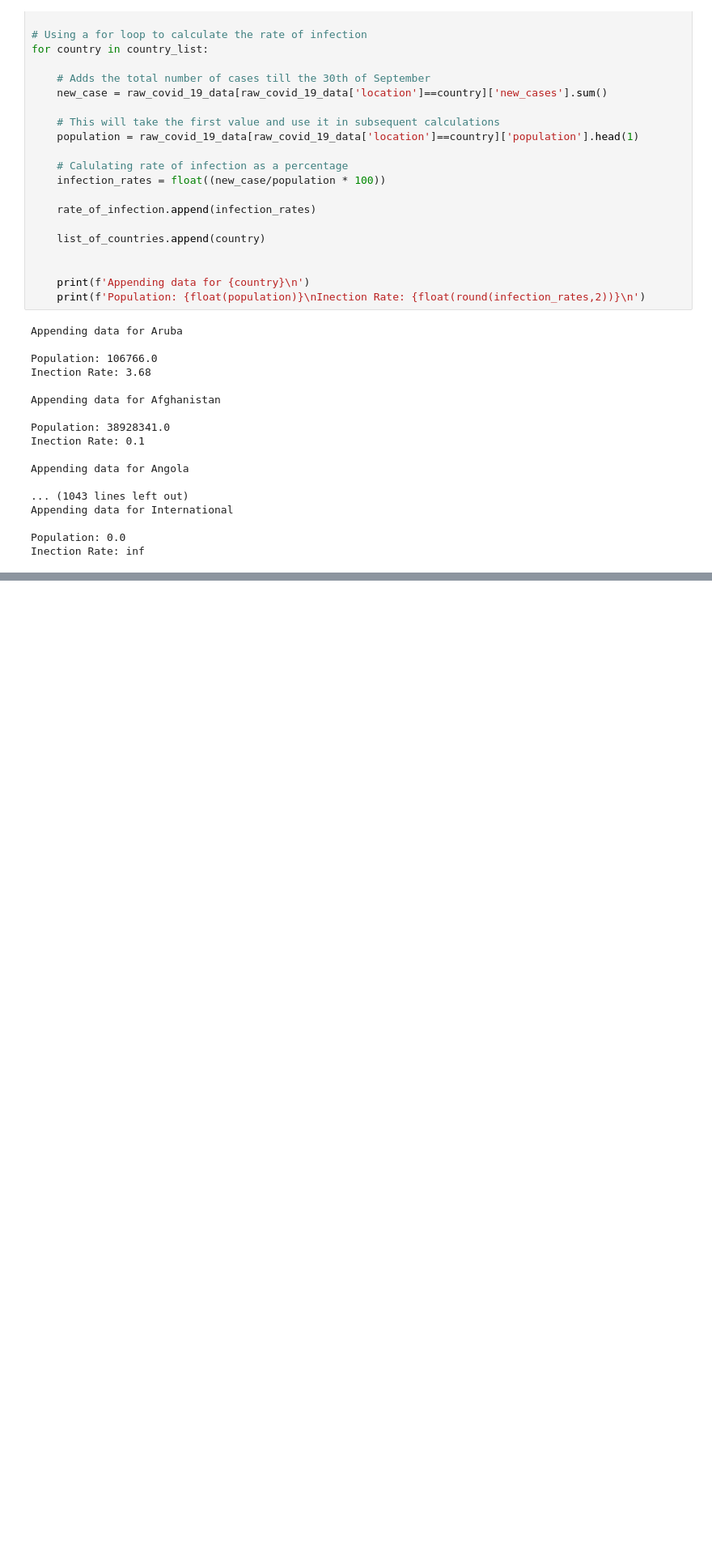
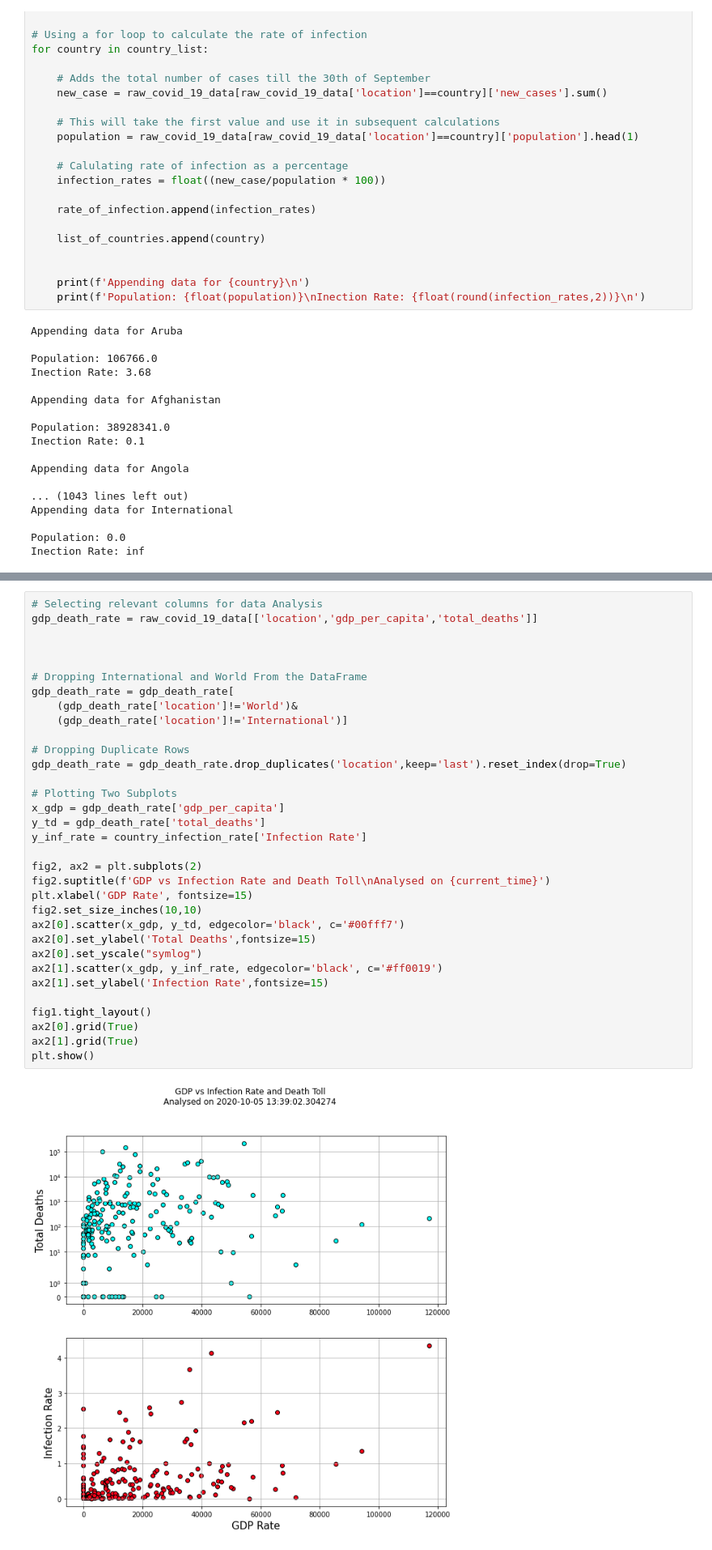
Before and after one commit to skumble27/COVID-19-Causation, a Jupyter notebook: sumukh_kumble/skprojectDraft4.ipynb, the cells around one changed output, grey strips where cells are left out. Shown at 81% size. Cells and saved outputs as stored; diff of their text form; blank space fills up the shorter version.

```diff
--- a/sumukh_kumble/skprojectDraft4.ipynb
+++ b/sumukh_kumble/skprojectDraft4.ipynb
@@ -520,0 +513,35 @@ country_infection_rate
+# %%
+# Selecting relevant columns for data Analysis
+gdp_death_rate = raw_covid_19_data[['location','gdp_per_capita','total_deaths']]
+
+
+
+# Dropping International and World From the DataFrame
+gdp_death_rate = gdp_death_rate[
+    (gdp_death_rate['location']!='World')&
+    (gdp_death_rate['location']!='International')]
+
+# Dropping Duplicate Rows
+gdp_death_rate = gdp_death_rate.drop_duplicates('location',keep='last').reset_index(drop=True)
+
+# Plotting Two Subplots
+x_gdp = gdp_death_rate['gdp_per_capita']
+y_td = gdp_death_rate['total_deaths']
+y_inf_rate = country_infection_rate['Infection Rate']
+
+fig2, ax2 = plt.subplots(2)
+fig2.suptitle(f'GDP vs Infection Rate and Death Toll\nAnalysed on {current_time}')
+plt.xlabel('GDP Rate', fontsize=15)
+fig2.set_size_inches(10,10)
+ax2[0].scatter(x_gdp, y_td, edgecolor='black', c='#00fff7')
+ax2[0].set_ylabel('Total Deaths',fontsize=15)
+ax2[0].set_yscale("symlog")
+ax2[1].scatter(x_gdp, y_inf_rate, edgecolor='black', c='#ff0019')
+ax2[1].set_ylabel('Infection Rate',fontsize=15)
+
+fig1.tight_layout()
+ax2[0].grid(True)
+ax2[1].grid(True)
+plt.show()
+# %% [output]
+[figure, added]
```
Also changed, not shown: parts of 3 cells of this notebook, 3 other files.
